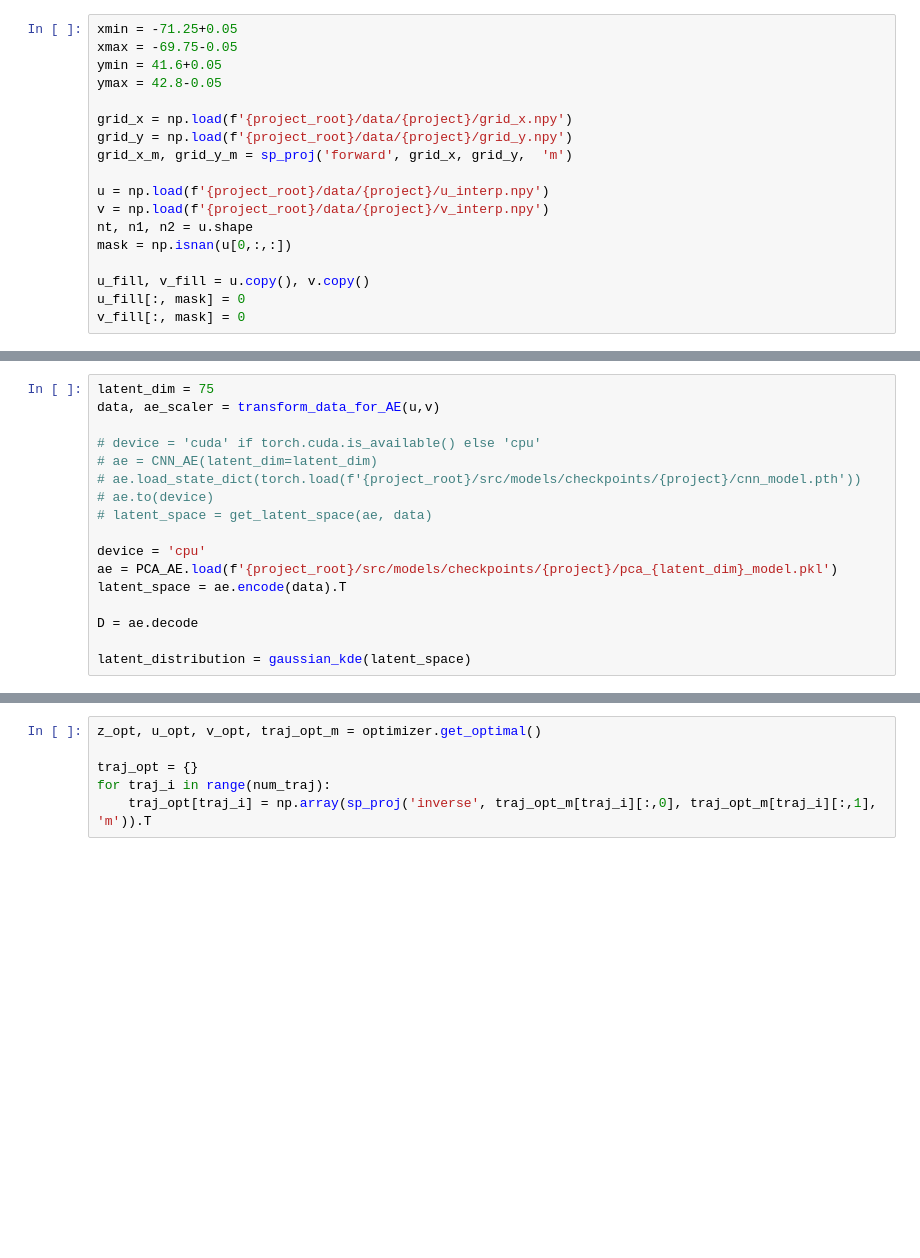
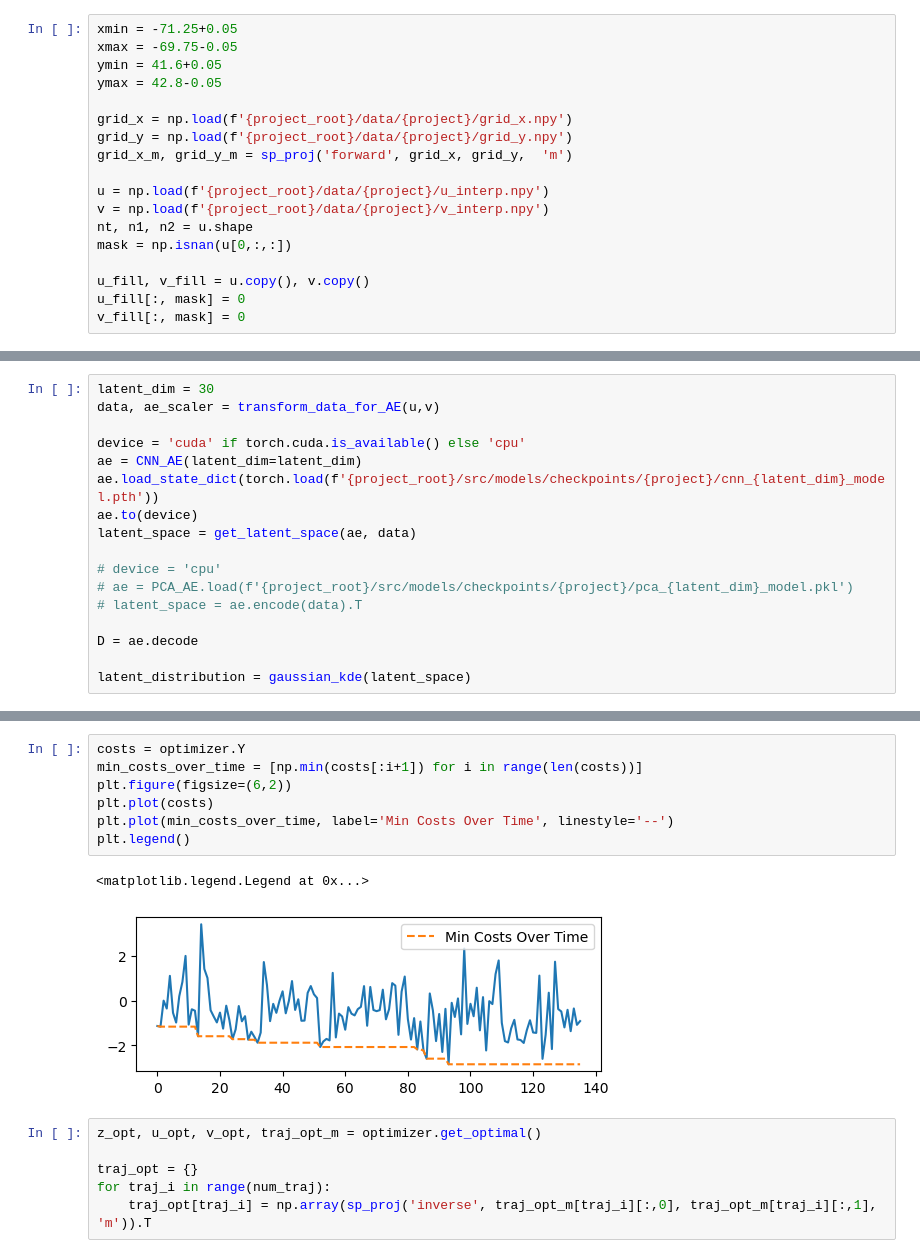
Before and after one commit to biancach/LDA_BO, a Jupyter notebook: examples/fvcom/bo/trajectory_optimization.ipynb, the cells around one changed output, grey strips where cells are left out. Drawn from its saved outputs; the diff is of its cells as text; blank space fills up the shorter version.

```diff
--- a/examples/fvcom/bo/trajectory_optimization.ipynb
+++ b/examples/fvcom/bo/trajectory_optimization.ipynb
@@ -105,16 +125,16 @@ for i in range(3):
 # %%
-latent_dim = 75
+latent_dim = 30
 data, ae_scaler = transform_data_for_AE(u,v)
 
-# device = 'cuda' if torch.cuda.is_available() else 'cpu'
-# ae = CNN_AE(latent_dim=latent_dim)
-# ae.load_state_dict(torch.load(f'{project_root}/src/models/checkpoints/{project}/cnn_model.pth'))
-# ae.to(device)
-# latent_space = get_latent_space(ae, data)
+device = 'cuda' if torch.cuda.is_available() else 'cpu'
+ae = CNN_AE(latent_dim=latent_dim)
+ae.load_state_dict(torch.load(f'{project_root}/src/models/checkpoints/{project}/cnn_{latent_dim}_model.pth'))
+ae.to(device)
+latent_space = get_latent_space(ae, data)
 
-device = 'cpu'
-ae = PCA_AE.load(f'{project_root}/src/models/checkpoints/{project}/pca_{latent_dim}_model.pkl')
-latent_space = ae.encode(data).T
+# device = 'cpu'
+# ae = PCA_AE.load(f'{project_root}/src/models/checkpoints/{project}/pca_{latent_dim}_model.pkl')
+# latent_space = ae.encode(data).T
 
 D = ae.decode
 
@@ -135,3 +163,13 @@ Iteration 35: 74430.33471279943
+# %%
+costs = optimizer.Y
+min_costs_over_time = [np.min(costs[:i+1]) for i in range(len(costs))]
+plt.figure(figsize=(6,2))
+plt.plot(costs)
+plt.plot(min_costs_over_time, label='Min Costs Over Time', linestyle='--')
+plt.legend()
+# %% [output]
+<matplotlib.legend.Legend at 0x...>
+[figure, added]
 # %%
 z_opt, u_opt, v_opt, traj_opt_m = optimizer.get_optimal()
 
```
Also changed, not shown: parts of 15 cells of this notebook, 6 other files.
